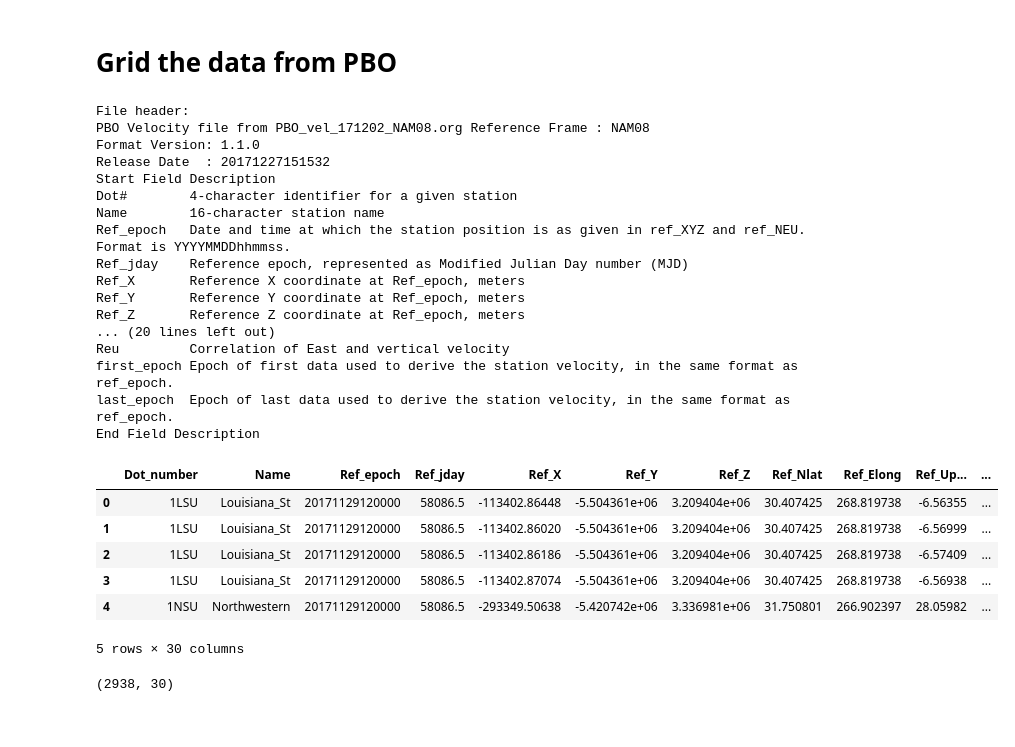
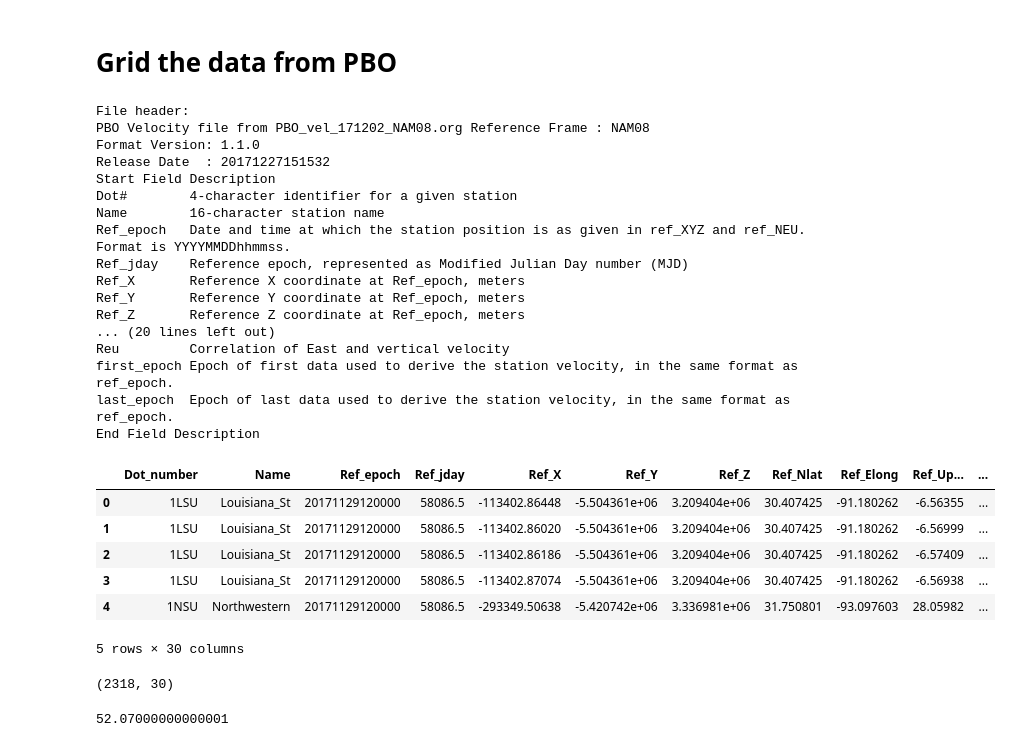
Before and after one commit to leouieda/agu2018, a Jupyter notebook: code/notebooks/pbo_data.ipynb, the cells around one changed output. Cells and saved outputs as stored; diff of their text form; code cells hidden in the pictures.

```diff
--- a/code/notebooks/pbo_data.ipynb
+++ b/code/notebooks/pbo_data.ipynb
@@ -14,53 +15,59 @@ import verde as vd
 from dask.distributed import Client, LocalCluster
 from vectorspline3d import VectorSpline3D, VectorSpline3DCV
 # %%
-#with open("../../data/pbo.final_igs08.vel") as infile:
 with open("../../data/pbo.final_nam08.vel") as infile:
     print("File header:")
     for i, line in zip(range(35), infile):
         print(line, end="")
     columns = infile.readline().split()
     columns[0] = "Dot_number"
     data_raw = pd.read_csv(infile, delim_whitespace=True, names=columns)
+    data_raw["Ref_Elong"] -= 360
 data_raw.head()
 # %% [output]
 File header:
 PBO Velocity file from PBO_vel_171202_NAM08.org Reference Frame : NAM08
 Format Version: 1.1.0
 Release Date  : 20171227151532
 Start Field Description
 Dot#        4-character identifier for a given station
 Name        16-character station name
 Ref_epoch   Date and time at which the station position is as given in ref_XYZ and ref_NEU. Format is YYYYMMDDhhmmss.
 Ref_jday    Reference epoch, represented as Modified Julian Day number (MJD)
 Ref_X       Reference X coordinate at Ref_epoch, meters
 Ref_Y       Reference Y coordinate at Ref_epoch, meters
 Ref_Z       Reference Z coordinate at Ref_epoch, meters
 ... (20 lines left out)
 Reu         Correlation of East and vertical velocity
 first_epoch Epoch of first data used to derive the station velocity, in the same format as ref_epoch.
 last_epoch  Epoch of last data used to derive the station velocity, in the same format as ref_epoch.
 End Field Description
 |  | Dot_number | Name | Ref_epoch | Ref_jday | Ref_X | Ref_Y | Ref_Z | Ref_Nlat | Ref_Elong | Ref_Up... | ... |
-| 0 | 1LSU | Louisiana_St | 20171129120000 | 58086.5 | -113402.86448 | -5.504361e+06 | 3.209404e+06 | 30.407425 | 268.819738 | -6.56355 | ... |
-| 1 | 1LSU | Louisiana_St | 20171129120000 | 58086.5 | -113402.86020 | -5.504361e+06 | 3.209404e+06 | 30.407425 | 268.819738 | -6.56999 | ... |
-| 2 | 1LSU | Louisiana_St | 20171129120000 | 58086.5 | -113402.86186 | -5.504361e+06 | 3.209404e+06 | 30.407425 | 268.819738 | -6.57409 | ... |
-| 3 | 1LSU | Louisiana_St | 20171129120000 | 58086.5 | -113402.87074 | -5.504361e+06 | 3.209404e+06 | 30.407425 | 268.819738 | -6.56938 | ... |
-| 4 | 1NSU | Northwestern | 20171129120000 | 58086.5 | -293349.50638 | -5.420742e+06 | 3.336981e+06 | 31.750801 | 266.902397 | 28.05982 | ... |
+| 0 | 1LSU | Louisiana_St | 20171129120000 | 58086.5 | -113402.86448 | -5.504361e+06 | 3.209404e+06 | 30.407425 | -91.180262 | -6.56355 | ... |
+| 1 | 1LSU | Louisiana_St | 20171129120000 | 58086.5 | -113402.86020 | -5.504361e+06 | 3.209404e+06 | 30.407425 | -91.180262 | -6.56999 | ... |
+| 2 | 1LSU | Louisiana_St | 20171129120000 | 58086.5 | -113402.86186 | -5.504361e+06 | 3.209404e+06 | 30.407425 | -91.180262 | -6.57409 | ... |
+| 3 | 1LSU | Louisiana_St | 20171129120000 | 58086.5 | -113402.87074 | -5.504361e+06 | 3.209404e+06 | 30.407425 | -91.180262 | -6.56938 | ... |
+| 4 | 1NSU | Northwestern | 20171129120000 | 58086.5 | -293349.50638 | -5.420742e+06 | 3.336981e+06 | 31.750801 | -93.097603 | 28.05982 | ... |
 5 rows × 30 columns
 # %%
+region = (-123.0, -115.0, 33.0, 38.0)
+region = (-124.0, -115.0, 33.0, 42.0)
 inside = vd.inside(
     (data_raw["Ref_Elong"], data_raw["Ref_Nlat"]),
-    region=(230, 246, 30, 50)
+    region=region
 )
 data = data_raw[inside]
 print(data.shape)
 coordinates = (data["Ref_Elong"].values, data["Ref_Nlat"].values)
 components = (data["dE/dt"].values*1000, data["dN/dt"].values*1000, data["dU/dt"].values*1000)
 uncertainty = (data["SEd"].values*1000, data["SNd"].values*1000, data["SUd"].values*1000)
-region = vd.get_region(coordinates)
+spacing = 0.1
 # %% [output]
-(2938, 30)
+(2318, 30)
+# %%
+vd.maxabs(components[-1])
+# %% [output]
+52.07000000000001
 # %%
 crs = ccrs.Mercator(
     central_longitude=np.mean(coordinates[0])
```
Also changed, not shown: parts of 14 cells of this notebook.
